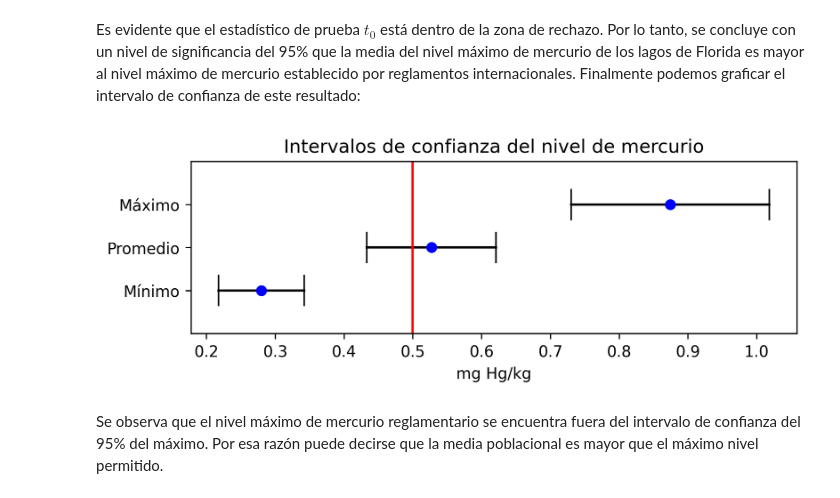
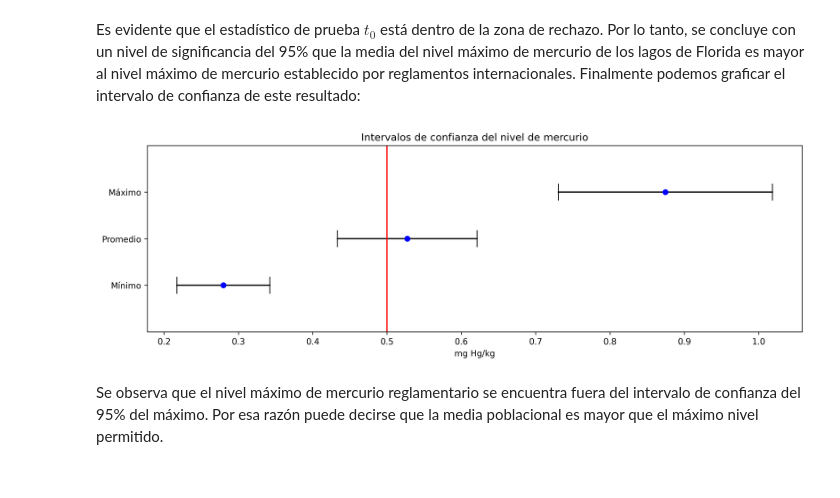
Before and after one commit to crisb-7/Mercurio, a Jupyter notebook: PortafolioImplementacion-M1.ipynb, the cells around one changed output. Drawn from its saved outputs; the diff is of its cells as text; code cells hidden in the pictures.

```diff
--- a/PortafolioImplementacion-M1.ipynb
+++ b/PortafolioImplementacion-M1.ipynb
@@ -232,27 +234,28 @@ erMin = df.MinMercurio.mean() + abs(stats.t.ppf(alpha/2, len(df) - 1))*(df.MinMe
 elMax = df.MaxMercurio.mean() - abs(stats.t.ppf(alpha/2, len(df) - 1))*(df.MaxMercurio.std()/np.sqrt(len(df)))
 erMax = df.MaxMercurio.mean() + abs(stats.t.ppf(alpha/2, len(df) - 1))*(df.MaxMercurio.std()/np.sqrt(len(df)))
 # %%
-fig, ax = plt.subplots(figsize=(7,2))
+# fig, ax = plt.subplots(figsize=(7,2))
+fig, ax = plt.subplots(figsize=(14,4))
 
 ax.plot([elMin, erMin], [1, 1], color = "k", marker = "|", markersize=20)
 ax.plot(df.MinMercurio.mean(), [1], marker = "o", color = "b")
 
 ax.plot([el, er], [2, 2], color = "k", marker = "|", markersize=20)
 ax.plot(df.Mercurio.mean(), [2], marker = "o", color = "b")
 
 ax.plot([elMax, erMax], [3, 3], color = "k", marker = "|", markersize=20)
 ax.plot(df.MaxMercurio.mean(), [3], marker = "o", color = "b")
 
 ax.set_yticks([1, 2, 3], ["Mínimo", "Promedio", "Máximo"])
 
 ax.axvline(x=0.5, color = "r")
 
 ax.set_title("Intervalos de confianza del nivel de mercurio")
 ax.set_xlabel("mg Hg/kg")
 ax.set_ylim([0,4])
 plt.show()
 # %% [output]
-[figure, old version]
+[figure, new version]
 # %% [markdown]
 Se observa que el nivel máximo de mercurio reglamentario se encuentra fuera del intervalo de confianza del 95% del máximo. Por esa razón puede decirse que la media poblacional es mayor que el máximo nivel permitido.
 # %% [markdown]
```
Also changed, not shown: parts of 4 cells of this notebook.
